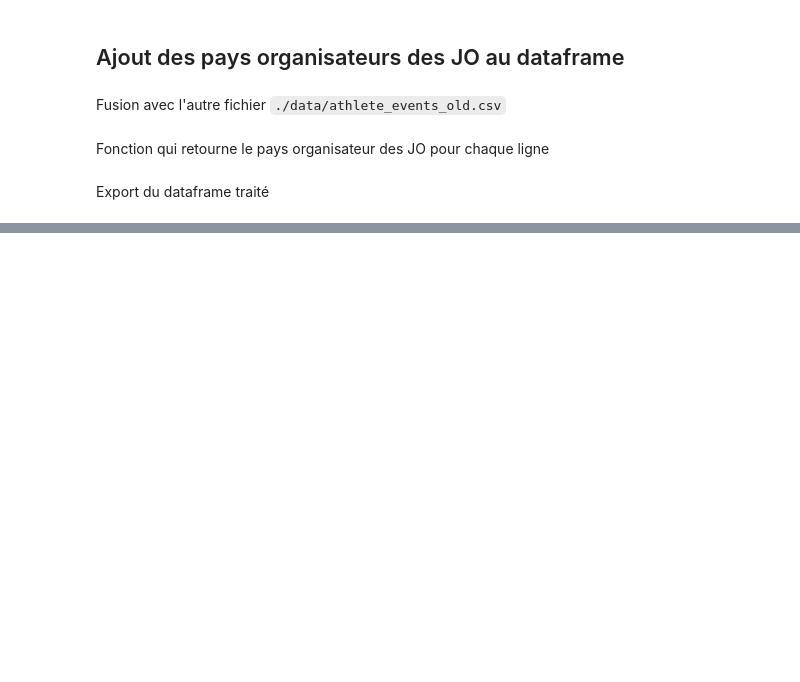
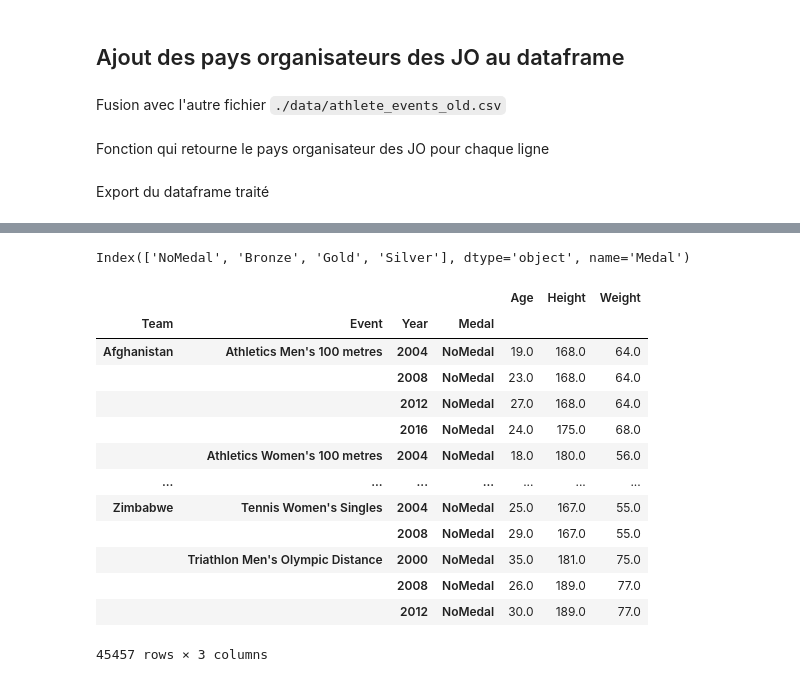
Before and after one commit to nastoo/tp-methodes-pour-analytique, a Jupyter notebook: Misc_dataset_gathering.ipynb, the cells around one changed output, grey strips where cells are left out. Saved outputs shown, nothing was run; the diff lists cells and outputs as text; code cells hidden in the pictures; blank space fills up the shorter version.

Commit message:
add: Misc Dataset: beginning to aggregate medals per country per year

```diff
--- a/Misc_dataset_gathering.ipynb
+++ b/Misc_dataset_gathering.ipynb
@@ -287,0 +274,6 @@ temp_df.head()
+# %%
+# On récupère les données qui nous intéressent à partir de 2000
+since2000_data = final_df[final_df['Year'] > 1999]
+# %%
+# On replace NaN pour les absences de médailles. Déjà traité par Noé ?
+since2000_data['Medal']  = since2000_data['Medal'].apply(lambda x: 'NoMedal' if pd.isna(x) else x)
@@ -287,0 +286,25 @@ temp_df.head()
+# %%
+# On regroupe par année, event et équipe pour les médailles (sports d'équipe)
+since20000_data_teams = pd.DataFrame(since2000_data.groupby(['Team', 'Event', 'Year', 'Medal']).mean(numeric_only=True))
+since20000_data_teams.drop(columns=['ID'], inplace=True) # On supprime l'ID qui n'est pas utile ici
+# %%
+since20000_data_teams.index.get_level_values('Medal').unique()
+# %% [output]
+Index(['NoMedal', 'Bronze', 'Gold', 'Silver'], dtype='object', name='Medal')
+# %%
+since20000_data_teams
+# %% [output]
+|  |  |  |  | Age | Height | Weight |
+| Team | Event | Year | Medal |  |  |  |
+| Afghanistan | Athletics Men's 100 metres | 2004 | NoMedal | 19.0 | 168.0 | 64.0 |
+|  |  | 2008 | NoMedal | 23.0 | 168.0 | 64.0 |
+|  |  | 2012 | NoMedal | 27.0 | 168.0 | 64.0 |
+|  |  | 2016 | NoMedal | 24.0 | 175.0 | 68.0 |
+|  | Athletics Women's 100 metres | 2004 | NoMedal | 18.0 | 180.0 | 56.0 |
+| ... | ... | ... | ... | ... | ... | ... |
+| Zimbabwe | Tennis Women's Singles | 2004 | NoMedal | 25.0 | 167.0 | 55.0 |
+|  |  | 2008 | NoMedal | 29.0 | 167.0 | 55.0 |
+|  | Triathlon Men's Olympic Distance | 2000 | NoMedal | 35.0 | 181.0 | 75.0 |
+|  |  | 2008 | NoMedal | 26.0 | 189.0 | 77.0 |
+|  |  | 2012 | NoMedal | 30.0 | 189.0 | 77.0 |
+45457 rows × 3 columns
```
Also changed, not shown: parts of 5 cells of this notebook, 2 other files.
